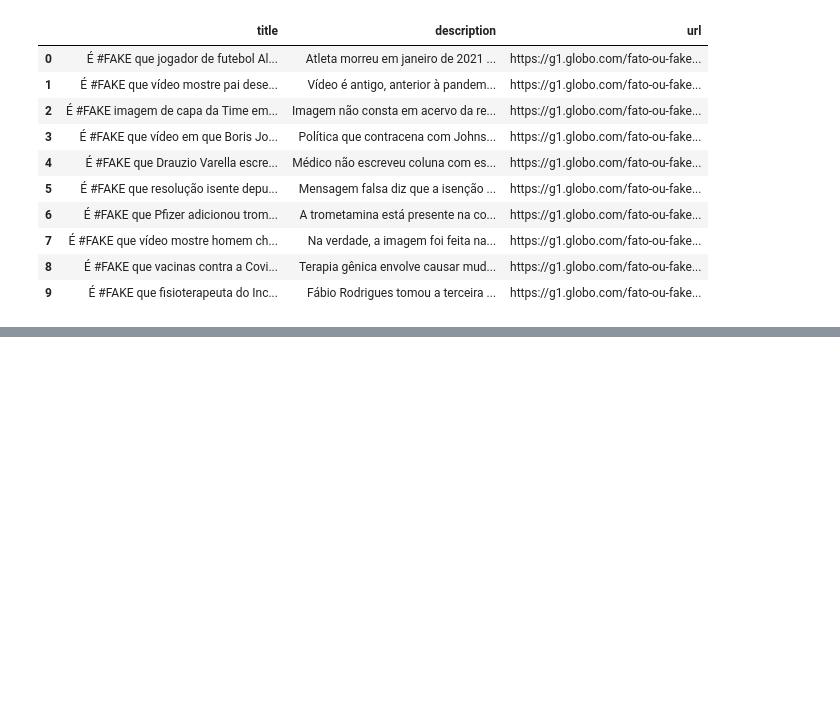
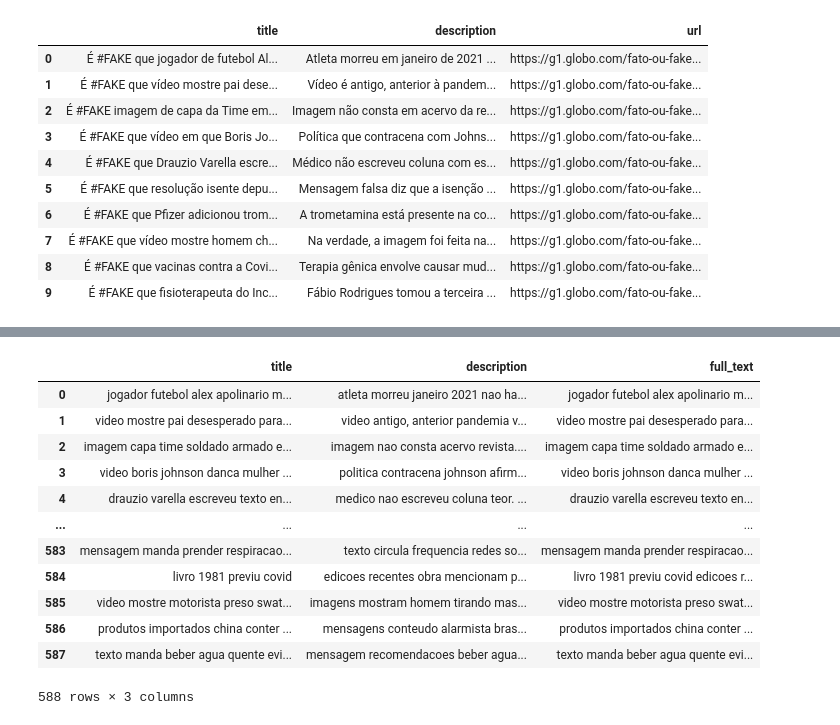
Before and after one commit to PeedroMelo/fake_news_detection_ptbr, a Jupyter notebook: use_cases/data_cleaning/01_PreProcessing.ipynb, the cells around one changed output, grey strips where cells are left out. Saved outputs shown, nothing was run; the diff lists cells and outputs as text; code cells hidden in the pictures; blank space fills up the shorter version.

```diff
--- a/use_cases/data_cleaning/01_PreProcessing.ipynb
+++ b/use_cases/data_cleaning/01_PreProcessing.ipynb
@@ -30,5 +45,5 @@ Requirement already satisfied: unidecode in /usr/local/lib/python3.7/dist-packag
 # %%
-globo_ds = pd.read_csv('/content/globo_check_ds.csv')
+globo_ds = pd.read_csv(os.path.join(ds, "globo_check_ds.csv"))
 # %%
 globo_ds.head(10)
 # %% [output]
@@ -148,3 +67,51 @@ df
+# %%
+# stop words using spaCy
+nlp_pt = Portuguese()
+stopwords = nlp_pt.Defaults.stop_words
+
+def remove_stopwords(text):
+    final_text = []
+    for token in text.split():
+      if token.lower() not in stopwords:
+          final_text.append(token)
+    return " ".join(final_text)
+
+def normalize_text(text):
+    return text.replace('covid-19', 'covid')   \
+            .replace('coronavirus', 'covid')   \
+            .replace('coronavírus', 'covid')   \
+            .replace('corona virus', 'covid')  \
+            .replace('corona vírus', 'covid')  \
+            .replace('#FAKE', '')              \
+            .replace('#FATO', '')
+
+def denoise_text(text):
+    text = sc.remove_url(text)
+    text = sc.remove_between_square_brackets(text)
+    text = sc.remove_special_characters(text)
+    text = remove_stopwords(text)
+    text = normalize_text(text)
+
+    return text.lower()
+
+df['description'] = df['description'].apply(denoise_text)
+df['title'] = df['title'].apply(denoise_text)
+df['full_text'] = df['full_text'].apply(denoise_text)
+df
+# %% [output]
+|  | title | description | full_text |
+| 0 | jogador futebol alex apolinario m... | atleta morreu janeiro 2021 nao ha... | jogador futebol alex apolinario m... |
+| 1 | video mostre pai desesperado para... | video antigo, anterior pandemia v... | video mostre pai desesperado para... |
+| 2 | imagem capa time soldado armado e... | imagem nao consta acervo revista.... | imagem capa time soldado armado e... |
+| 3 | video boris johnson danca mulher ... | politica contracena johnson afirm... | video boris johnson danca mulher ... |
+| 4 | drauzio varella escreveu texto en... | medico nao escreveu coluna teor. ... | drauzio varella escreveu texto en... |
+| ... | ... | ... | ... |
+| 583 | mensagem manda prender respiracao... | texto circula frequencia redes so... | mensagem manda prender respiracao... |
+| 584 | livro 1981 previu covid | edicoes recentes obra mencionam p... | livro 1981 previu covid edicoes r... |
+| 585 | video mostre motorista preso swat... | imagens mostram homem tirando mas... | video mostre motorista preso swat... |
+| 586 | produtos importados china conter ... | mensagens conteudo alarmista bras... | produtos importados china conter ... |
+| 587 | texto manda beber agua quente evi... | mensagem recomendacoes beber agua... | texto manda beber agua quente evi... |
+588 rows × 3 columns
 # %%
 plt.figure(figsize=(20,20))
 wc = WordCloud(max_words=2000, width=1600, height=800, stopwords=STOPWORDS).generate(" ".join(df['title']))
```
Also changed, not shown: parts of 12 cells of this notebook.
